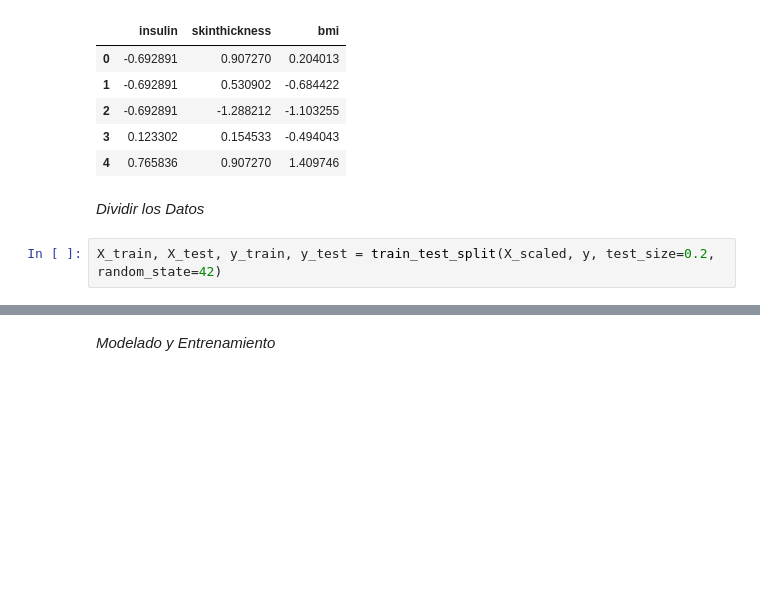
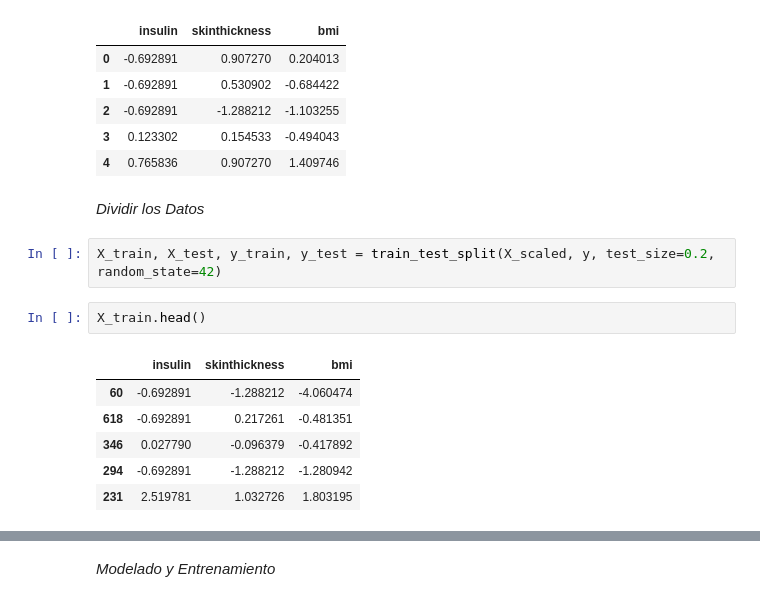
Before and after one commit to Andru-1987/86400_data_science_i_diplomatura, a Jupyter notebook: 07_aprendizaje_supervisado/clase_practica/01_linear_regression.ipynb, the cells around one changed output, grey strips where cells are left out. Drawn from its saved outputs; the diff is of its cells as text; blank space fills up the shorter version.

```diff
--- a/07_aprendizaje_supervisado/clase_practica/01_linear_regression.ipynb
+++ b/07_aprendizaje_supervisado/clase_practica/01_linear_regression.ipynb
@@ -65,3 +90,12 @@ X_scaled.head()
 *Dividir los Datos*
 # %%
 X_train, X_test, y_train, y_test = train_test_split(X_scaled, y, test_size=0.2, random_state=42)
+# %%
+X_train.head()
+# %% [output]
+|  | insulin | skinthickness | bmi |
+| 60 | -0.692891 | -1.288212 | -4.060474 |
+| 618 | -0.692891 | 0.217261 | -0.481351 |
+| 346 | 0.027790 | -0.096379 | -0.417892 |
+| 294 | -0.692891 | -1.288212 | -1.280942 |
+| 231 | 2.519781 | 1.032726 | 1.803195 |
```
Also changed, not shown: parts of 7 cells of this notebook.
